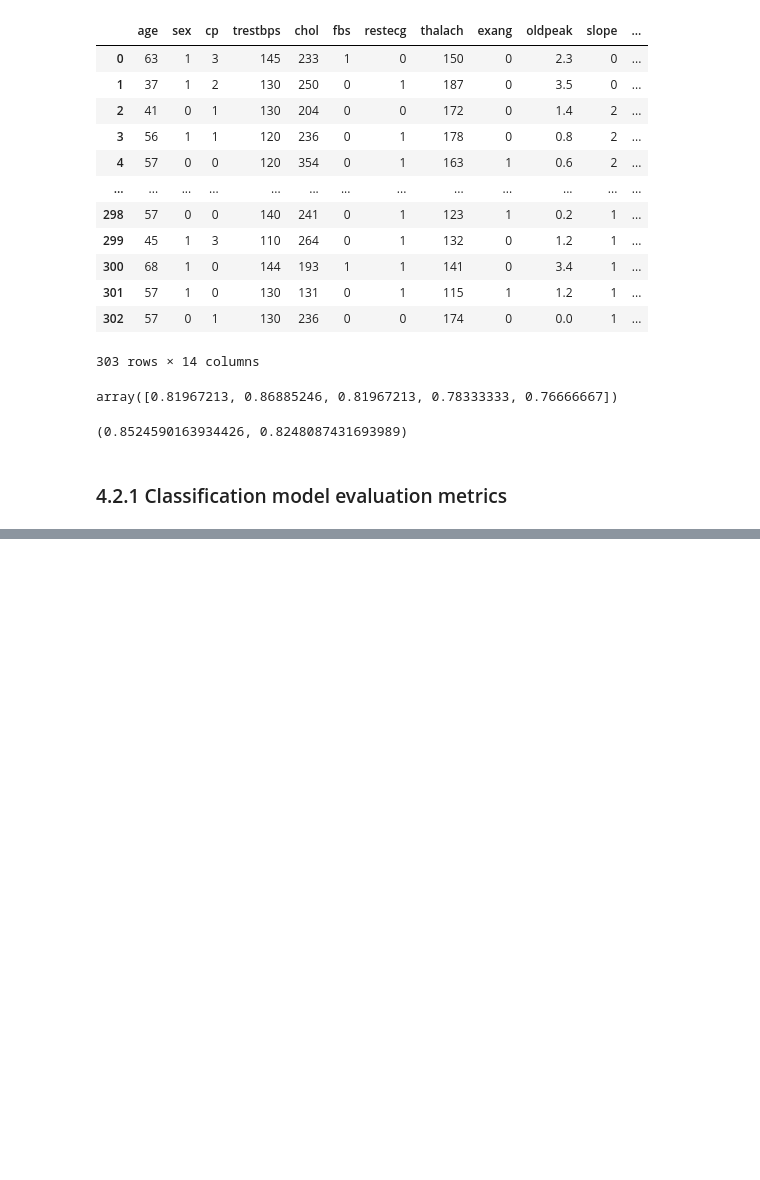
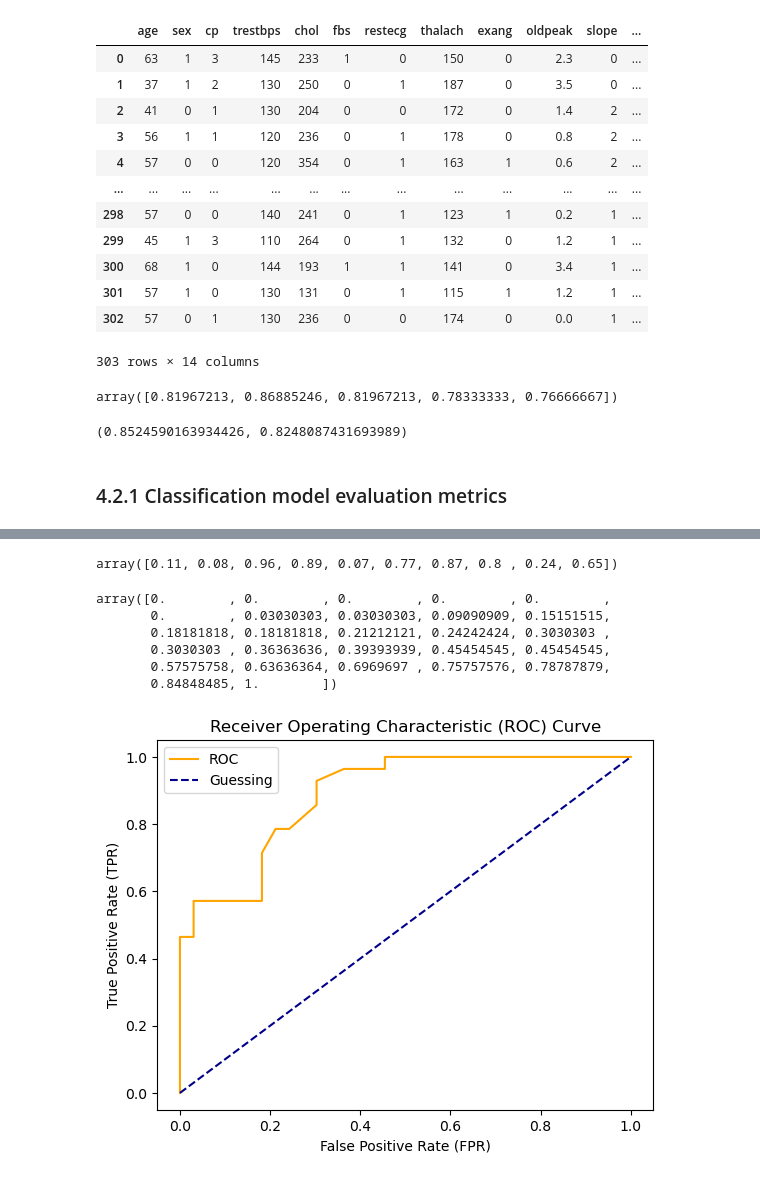
Before and after one commit to mebestaca/Path-to-Machine-Learning, a Jupyter notebook: Introduction to Scikit Learn/Introduction to Scikit Learn.ipynb, the cells around one changed output, grey strips where cells are left out. Saved outputs shown, nothing was run; the diff lists cells and outputs as text; code cells hidden in the pictures; blank space fills up the shorter version.

```diff
--- a/Introduction to Scikit Learn/Introduction to Scikit Learn.ipynb
+++ b/Introduction to Scikit Learn/Introduction to Scikit Learn.ipynb
@@ -1008,0 +1068,14 @@ single_score, cross_val_mean
+# %%
+from sklearn.metrics import roc_curve
+from sklearn.ensemble import RandomForestClassifier
+
+X = heart_disease.drop('target', axis=1)
+y = heart_disease['target']
+
+X_train, X_test, y_train, y_test = train_test_split(X, y, test_size=0.2)
+
+clf = RandomForestClassifier()
+clf.fit(X_train, y_train)
+
+y_probs = clf.predict_proba(X_test)
+y_probs[:10]
@@ -1008,0 +1093,41 @@ single_score, cross_val_mean
+# %%
+y_probs_positive = y_probs[:,1]
+y_probs_positive[:10]
+# %% [output]
+array([0.11, 0.08, 0.96, 0.89, 0.07, 0.77, 0.87, 0.8 , 0.24, 0.65])
+# %%
+# calculate for the tpr, fpr and threshold
+fpr, tpr, thresholds = roc_curve(y_test, y_probs_positive)
+fpr
+# %% [output]
+array([0.        , 0.        , 0.        , 0.        , 0.        ,
+       0.        , 0.03030303, 0.03030303, 0.09090909, 0.15151515,
+       0.18181818, 0.18181818, 0.21212121, 0.24242424, 0.3030303 ,
+       0.3030303 , 0.36363636, 0.39393939, 0.45454545, 0.45454545,
+       0.57575758, 0.63636364, 0.6969697 , 0.75757576, 0.78787879,
+       0.84848485, 1.        ])
+# %%
+# Create a function for plotting ROC curves
+import matplotlib.pyplot as plt
+
+def plot_roc_curves(fpr, tpr):
+    """
+    Plots ROC curve given the false positive rate (fpr) and true positive rate (tpr) of a model
+    """
+
+    # Plot the roc curve
+    plt.plot(fpr, tpr, color='orange', label='ROC')
+
+    # Plot a line with no predictive power (baseline)
+    plt.plot([0, 1], [0, 1], color='darkblue', label='Guessing', linestyle='--')
+
+    # Customize the plot
+    plt.xlabel('False Positive Rate (FPR)')
+    plt.ylabel('True Positive Rate (TPR)')
+    plt.title('Receiver Operating Characteristic (ROC) Curve')
+    plt.legend()
+    plt.show()
+
+plot_roc_curves(fpr, tpr)
+# %% [output]
+[figure, added]
```
Also changed, not shown: parts of 16 cells of this notebook.
